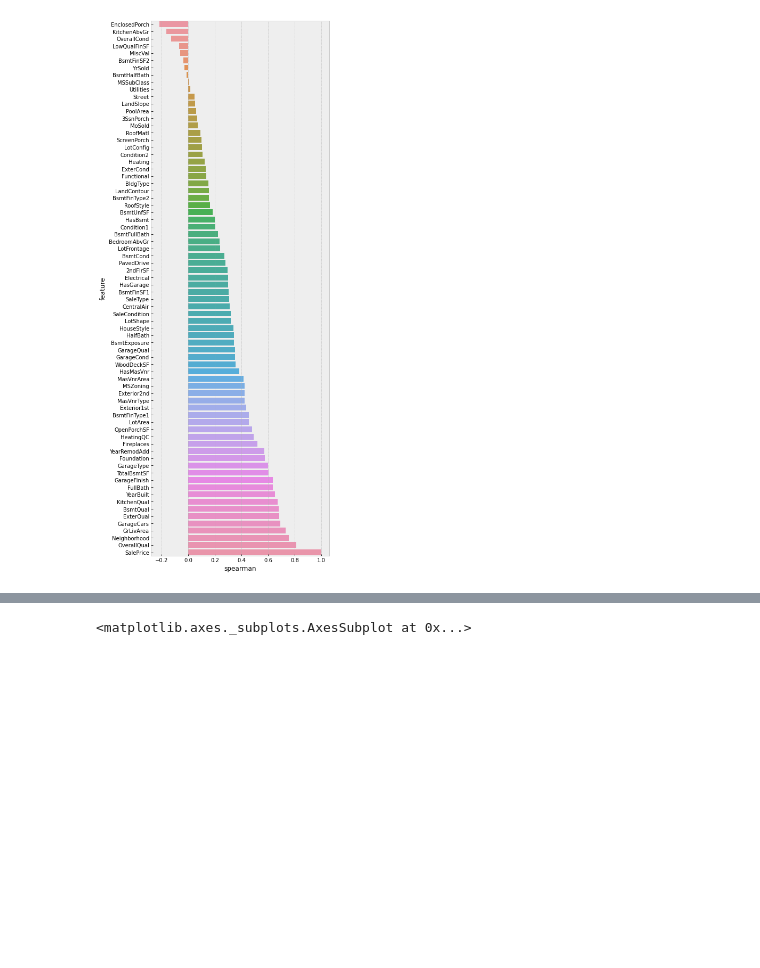
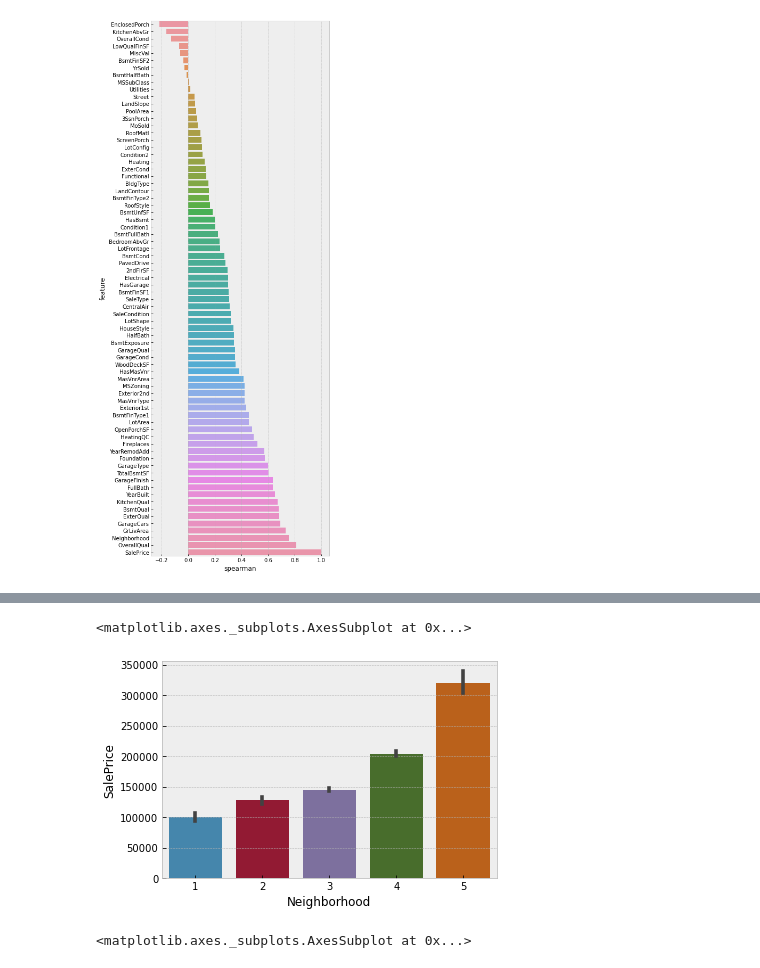
Before and after one commit to sahar-sami/HousePricesRegression, a Jupyter notebook: House Prices Regression Modeling.ipynb, the cells around one changed output, grey strips where cells are left out. Drawn from its saved outputs; the diff is of its cells as text; code cells hidden in the pictures; blank space fills up the shorter version.

```diff
--- a/House Prices Regression Modeling.ipynb
+++ b/House Prices Regression Modeling.ipynb
@@ -357,3 +369,17 @@ spearman(train, feature_cols)
+# %%
+# we can combine categories of neighborhoods together - the groups appear to be 1-3, 4-6, 7-12, 13-22, 23-35
+def neighborhood_mapping(x):
+    if x <= 3: return 1
+    elif x <= 6: return 2
+    elif x <= 12: return 3
+    elif x <= 22: return 4
+    else: return 5
+
+train["Neighborhood"] = train["Neighborhood"].apply(neighborhood_mapping)
+sns.barplot(x="Neighborhood", y="SalePrice", data=train)
+# %% [output]
+<matplotlib.axes._subplots.AxesSubplot at 0x...>
+[figure, added]
 # %%
 plt.figure(figsize=(10, 8))
 corr = train[qualitative_cols+['SalePrice']].corr()
```
Also changed, not shown: parts of 34 cells of this notebook, 4 other files.
